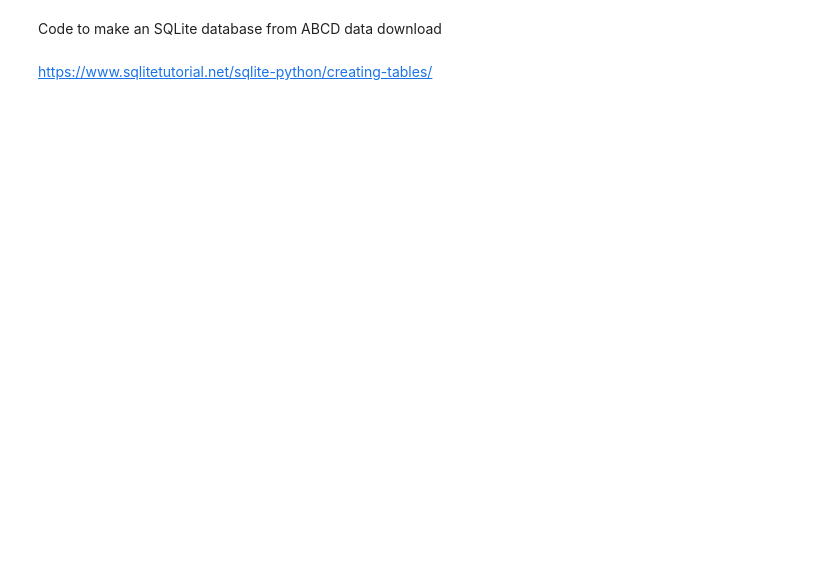
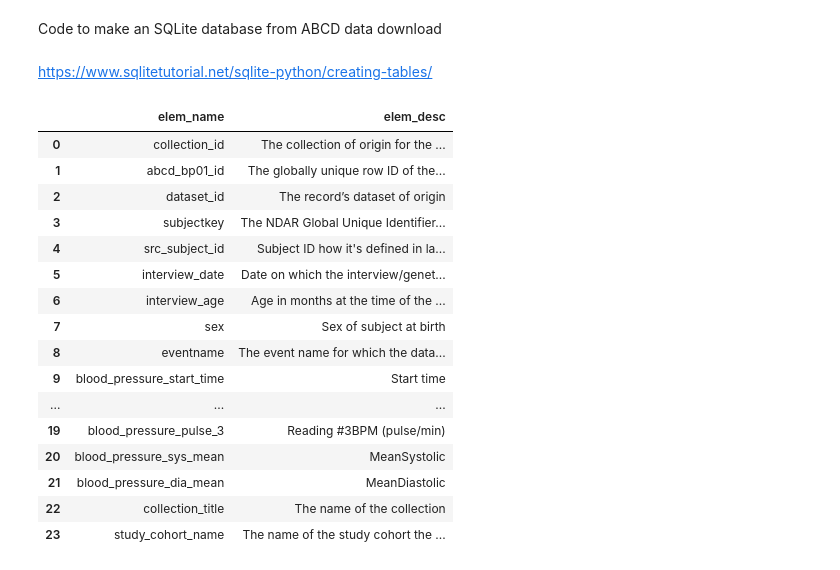
Before and after one commit to margotwagner/ABCD, a Jupyter notebook: code/db_maker.ipynb, the cells around one changed output. Saved outputs shown, nothing was run; the diff lists cells and outputs as text; code cells hidden in the pictures; blank space fills up the shorter version.

Commit message:
updated db_maker and ran it to successfully create sql output

```diff
--- a/code/db_maker.ipynb
+++ b/code/db_maker.ipynb
@@ -54,26 +66,25 @@ def create_table(conn, create_table_sql):
 # %%
 def get_txt_data(file_name):
-    """ creates pandas dataframe containing data values
+    """ creates pandas dataframe containing data values from .txt data files
 
     params:
+        file_name:
+            title of file of interest (no .txt ending)
 
     return:
-        pandas dataframe containing data
+        table:
+            pandas dataframe containing data
+        col_desc:
+            np array containing column descriptions as given in .txt file
 
     """
-
 
     # Create table from txt file
     table = pd.read_csv('./data/data-files/{}.txt'.format(file_name), delimiter='\t')
     col_desc = table.loc[0].values  # get column descriptions
     table.drop(labels=0, inplace=True)    # remove column descriptions
 
-    return table
-
-# Usage
-#file_name = "abcd_bp01"
-#data_table = get_txt_data(file_name)
-#data_table.head()
+    return table, col_desc
 # %%
 def get_csv_info(file_name):
     """ creates pandas dataframe containing dataset information/descriptions from csv files
@@ -162,0 +225,43 @@ def sql_create_table_cmd(file_name):
+# %%
+def elem_desc_df_maker(file_name):
+    """ creates a description df for elements using txt files
+
+    params:
+        file_name:
+            title of file of interest (no .txt ending)
+
+    return:
+        df containing element description information
+
+    """
+
+    desc_dict = elem_desc_dict_maker(file_name)
+
+    desc_df = pd.DataFrame.from_dict(desc_dict, orient='index', columns=['elem_desc'])
+
+    # move index to elements
+    desc_df.reset_index(inplace=True)
+    desc_df = desc_df.rename(columns = {'index':'elem_name'})
+
+    return desc_df
+
+
+elem_desc_df_maker('abcd_bp01')
+# %% [output]
+|  | elem_name | elem_desc |
+| 0 | collection_id | The collection of origin for the ... |
+| 1 | abcd_bp01_id | The globally unique row ID of the... |
+| 2 | dataset_id | The record’s dataset of origin |
+| 3 | subjectkey | The NDAR Global Unique Identifier... |
+| 4 | src_subject_id | Subject ID how it's defined in la... |
+| 5 | interview_date | Date on which the interview/genet... |
+| 6 | interview_age | Age in months at the time of the ... |
+| 7 | sex | Sex of subject at birth |
+| 8 | eventname | The event name for which the data... |
+| 9 | blood_pressure_start_time | Start time |
+| ... | ... | ... |
+| 19 | blood_pressure_pulse_3 | Reading #3BPM (pulse/min) |
+| 20 | blood_pressure_sys_mean | MeanSystolic |
+| 21 | blood_pressure_dia_mean | MeanDiastolic |
+| 22 | collection_title | The name of the collection |
+| 23 | study_cohort_name | The name of the study cohort the ... |
```
Also changed, not shown: parts of 13 cells of this notebook.
